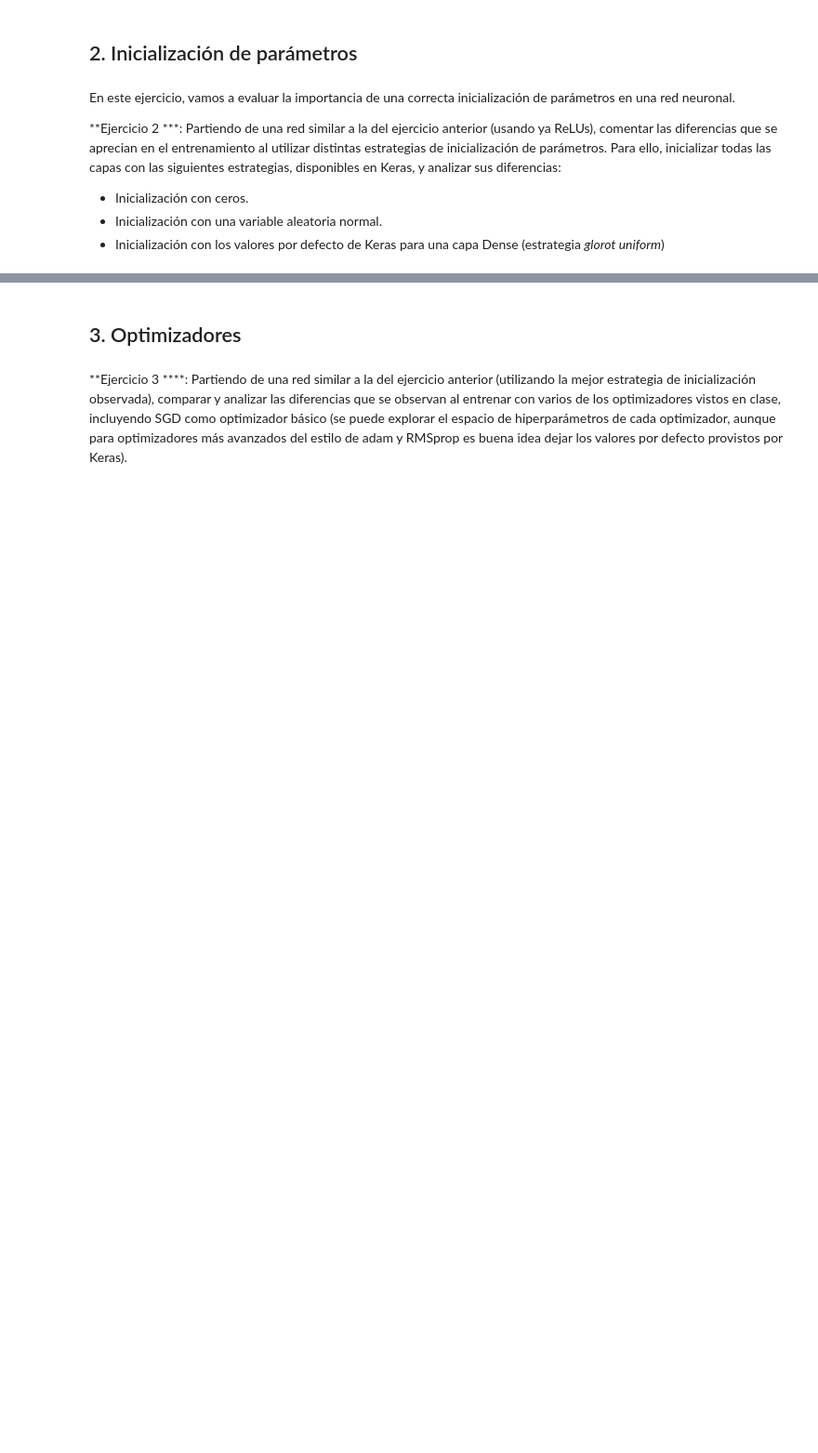
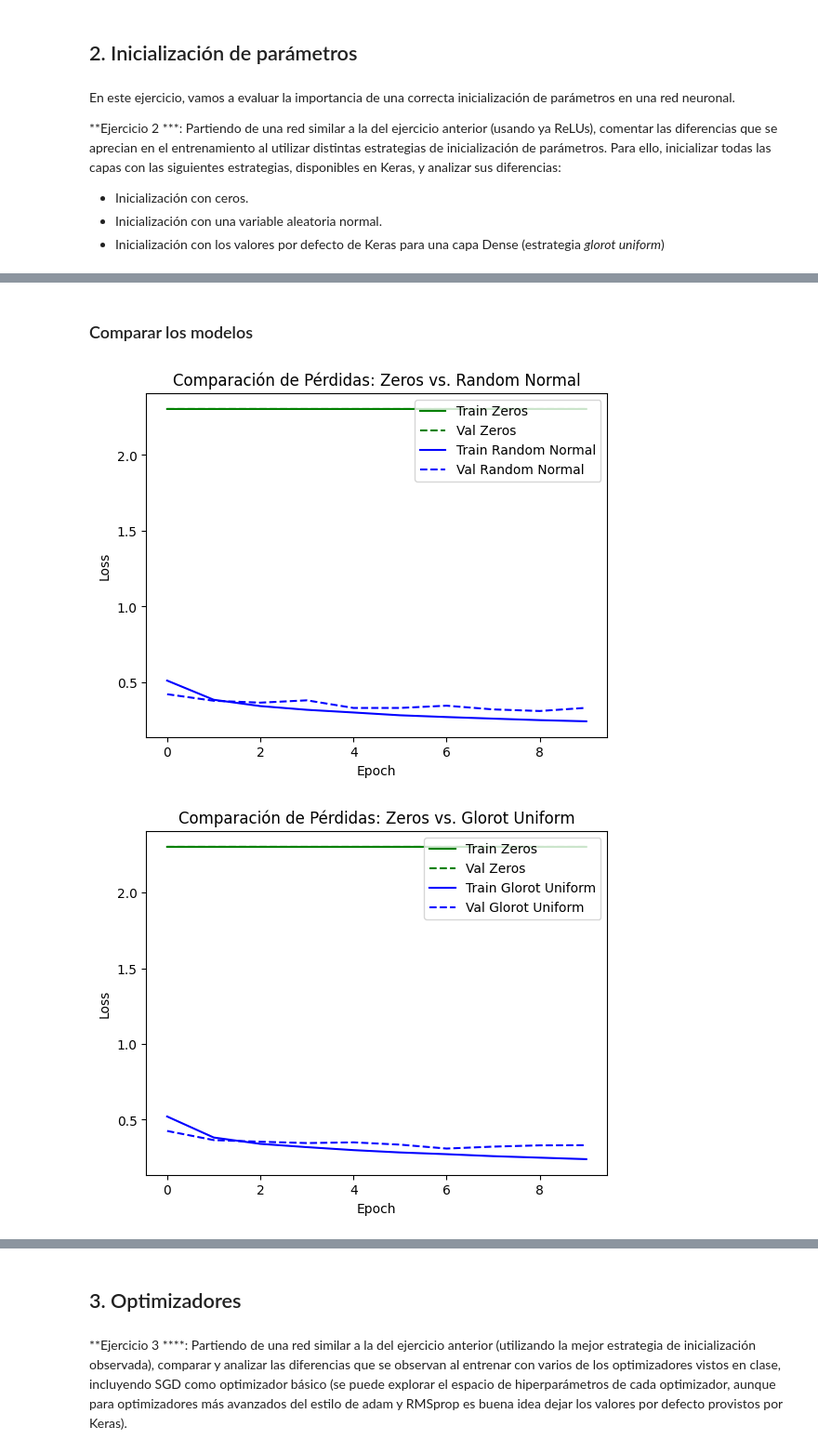
Before and after one commit to adronmarsh/IA, a Jupyter notebook: Sistemas_de_Aprendizaje_Automático/U005-Entrenamiento_redes_neuronales/Funciones_de_activación/Lab 2_ Aspectos_prácticos_de_las_redes_neuronales.ipynb, the cells around one changed output, grey strips where cells are left out. Shown: that part at 93% size. Drawn from its saved outputs; the diff is of its cells as text; code cells hidden in the pictures; blank space fills up the shorter version.

```diff
--- a/Sistemas_de_Aprendizaje_Automático/U005-Entrenamiento_redes_neuronales/Funciones_de_activación/Lab 2_ Aspectos_prácticos_de_las_redes_neuronales.ipynb
+++ b/Sistemas_de_Aprendizaje_Automático/U005-Entrenamiento_redes_neuronales/Funciones_de_activación/Lab 2_ Aspectos_prácticos_de_las_redes_neuronales.ipynb
@@ -204,0 +197,11 @@ En este ejercicio, vamos a evaluar la importancia de una correcta inicializació
+# %%
+def create_model_with_initialization(initializer):
+    model = Sequential([
+        Flatten(input_shape=(28, 28)),
+        Dense(128, activation='relu', kernel_initializer=initializer),
+        Dense(10, activation='softmax')
+    ])
+    model.compile(optimizer=Adam(),
+                  loss='sparse_categorical_crossentropy',
+                  metrics=['accuracy'])
+    return model
@@ -204,0 +210,3 @@ En este ejercicio, vamos a evaluar la importancia de una correcta inicializació
+# %%
+model_zeros = create_model_with_initialization(Zeros())
+history_zeros = model_zeros.fit(x_train, y_train, epochs=10, validation_split=0.2)
@@ -204,0 +236,3 @@ En este ejercicio, vamos a evaluar la importancia de una correcta inicializació
+# %%
+model_random_normal = create_model_with_initialization(RandomNormal())
+history_random_normal = model_random_normal.fit(x_train, y_train, epochs=10, validation_split=0.2)
@@ -204,0 +262,3 @@ En este ejercicio, vamos a evaluar la importancia de una correcta inicializació
+# %%
+model_glorot_uniform = create_model_with_initialization(GlorotUniform())
+history_glorot_uniform = model_glorot_uniform.fit(x_train, y_train, epochs=10, validation_split=0.2)
@@ -204,0 +286,9 @@ En este ejercicio, vamos a evaluar la importancia de una correcta inicializació
+# %% [markdown]
+### Comparar los modelos
+# %%
+plot_compare_losses(history_zeros, history_random_normal, name1="Zeros", name2="Random Normal", title="Comparación de Pérdidas: Zeros vs. Random Normal")
+plot_compare_losses(history_zeros, history_glorot_uniform, name1="Zeros", name2="Glorot Uniform", title="Comparación de Pérdidas: Zeros vs. Glorot Uniform")
+plot_compare_accs(history_random_normal, history_glorot_uniform, name1="Random Normal", name2="Glorot Uniform", title="Comparación de Precisión: Random Normal vs. Glorot Uniform")
+# %% [output]
+[figure, added]
+[figure, added]
```
Also changed, not shown: parts of 37 cells of this notebook, 1 other file.
